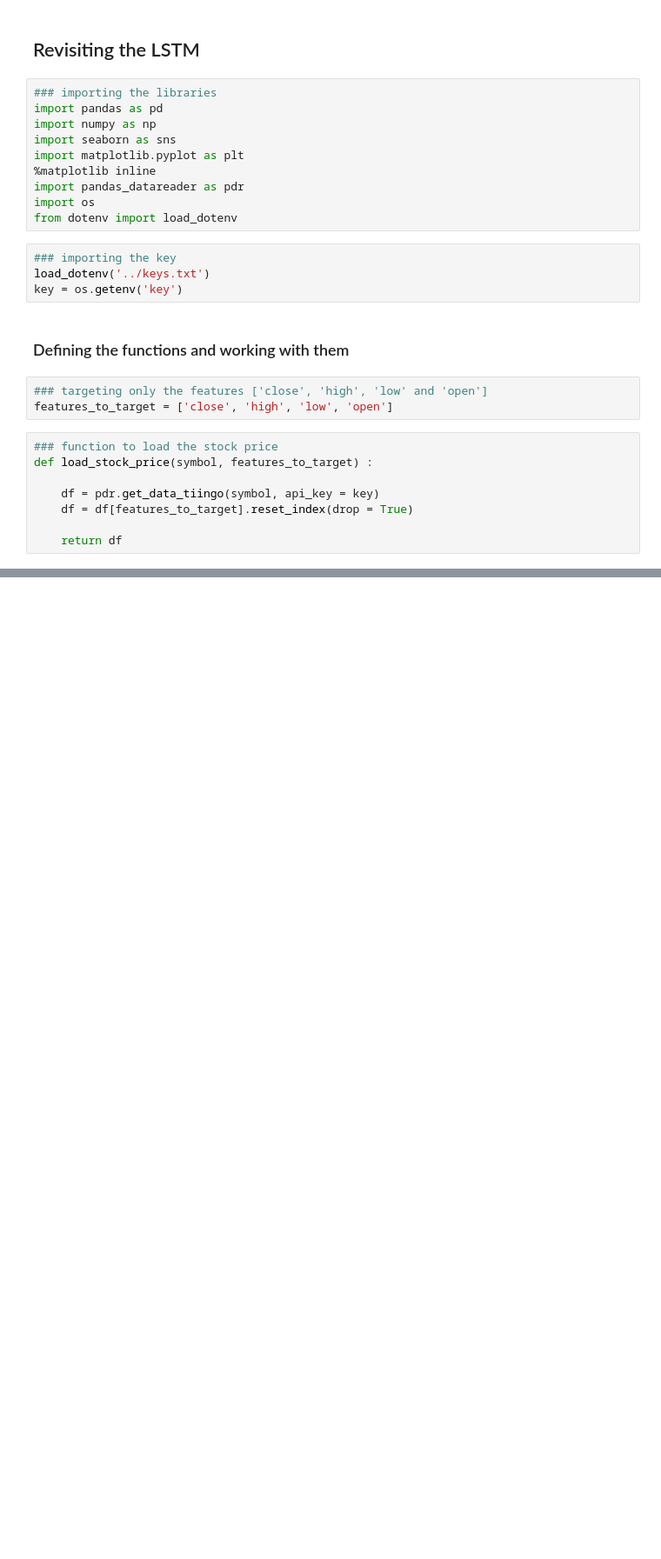
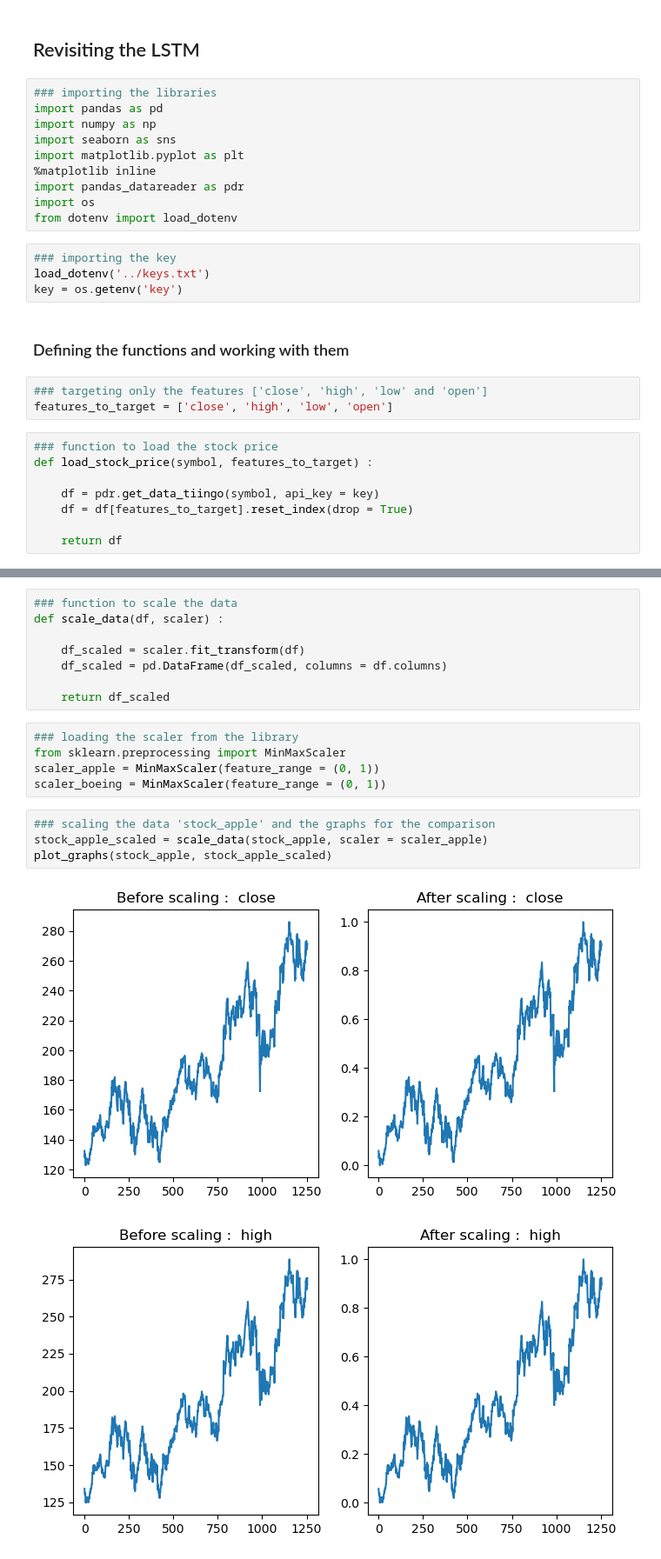
Before and after one commit to utsav87589/LSTM---Stock-price-prediction, a Jupyter notebook: test_files/v1/revision/29-4.ipynb, the cells around one changed output, grey strips where cells are left out. Shown at 87% size. Drawn from its saved outputs; the diff is of its cells as text; blank space fills up the shorter version.

```diff
--- a/test_files/v1/revision/29-4.ipynb
+++ b/test_files/v1/revision/29-4.ipynb
@@ -49,0 +89,20 @@ stock_apple.tail()
+# %%
+### function to scale the data
+def scale_data(df, scaler) :
+
+    df_scaled = scaler.fit_transform(df)
+    df_scaled = pd.DataFrame(df_scaled, columns = df.columns)
+
+    return df_scaled
+# %%
+### loading the scaler from the library
+from sklearn.preprocessing import MinMaxScaler
+scaler_apple = MinMaxScaler(feature_range = (0, 1))
+scaler_boeing = MinMaxScaler(feature_range = (0, 1))
+# %%
+### scaling the data 'stock_apple' and the graphs for the comparison
+stock_apple_scaled = scale_data(stock_apple, scaler = scaler_apple)
+plot_graphs(stock_apple, stock_apple_scaled)
+# %% [output]
+[figure, added]
+[figure, added]
```
Also changed, not shown: parts of 7 cells of this notebook.
